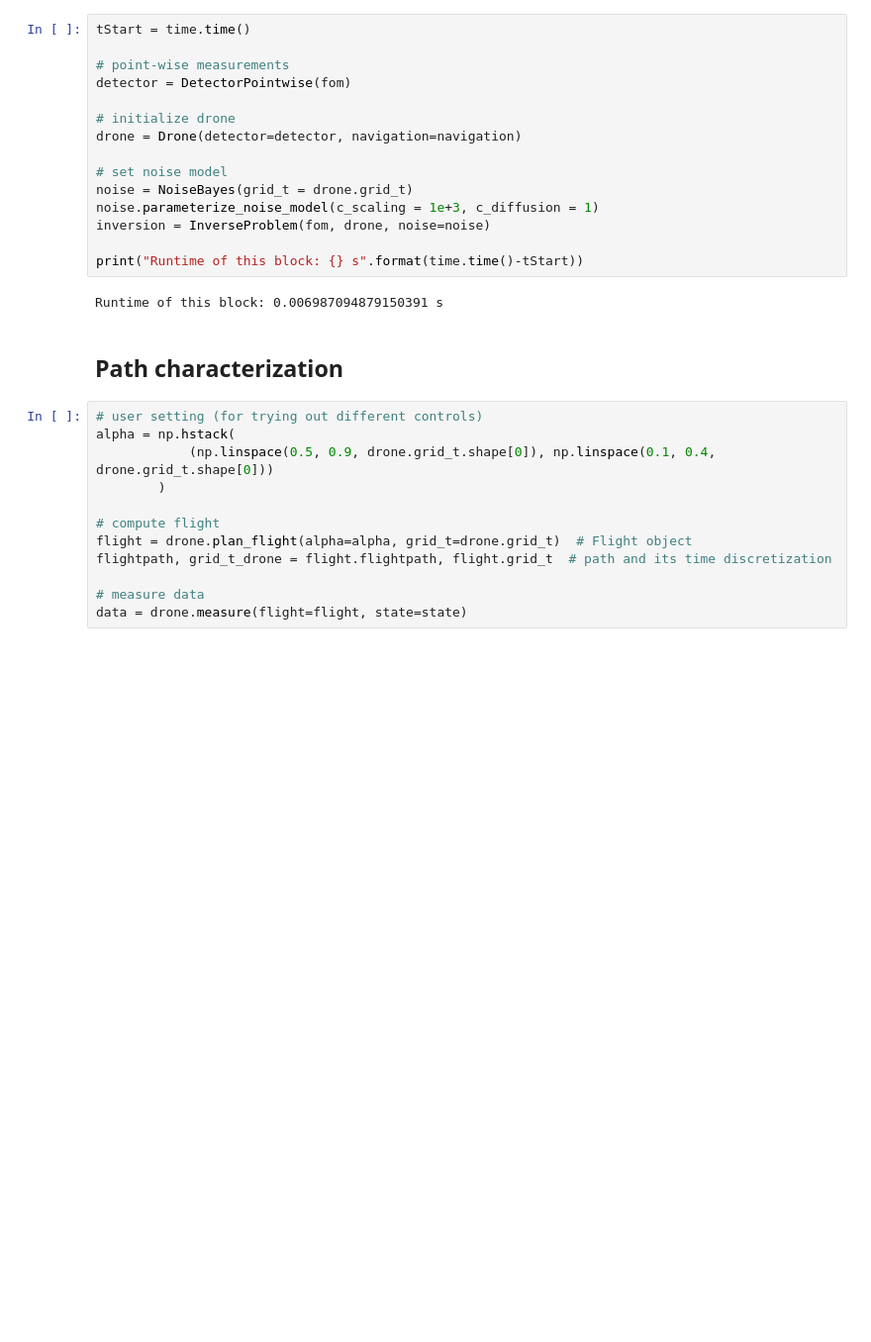
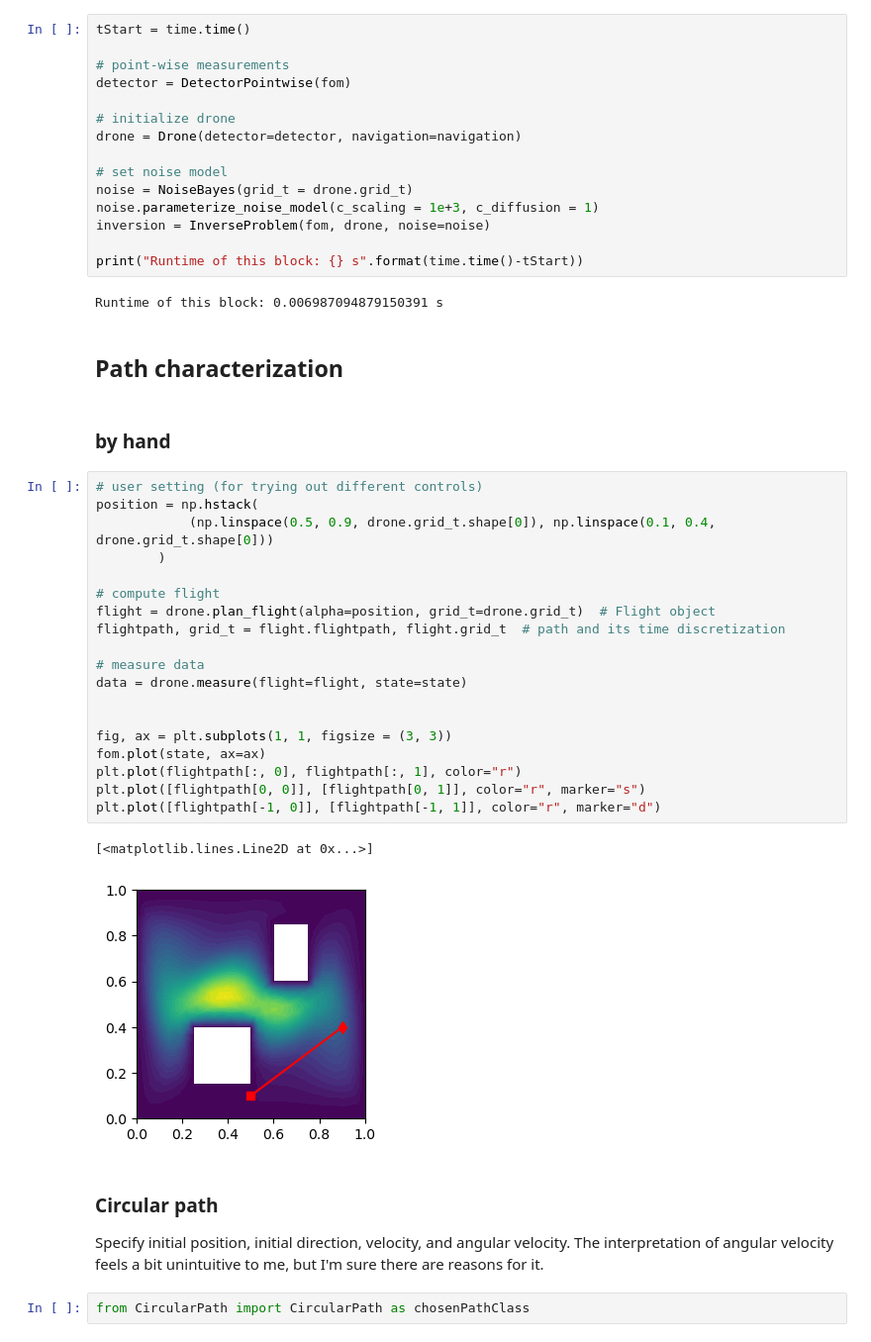
Before and after one commit to leyffer/m2dtIceSheet, a Jupyter notebook: notebooks/7_flightpath_characterization.ipynb, the cells around one changed output. Shown at 99% size. Cells and saved outputs as stored; diff of their text form; blank space fills up the shorter version.

```diff
--- a/notebooks/7_flightpath_characterization.ipynb
+++ b/notebooks/7_flightpath_characterization.ipynb
@@ -99,15 +103,32 @@ print("Runtime of this block: {} s".format(time.time()-tStart))
 Runtime of this block: 0.006987094879150391 s
 # %% [markdown]
 ## Path characterization
-# %%
-# user setting (for trying out different controls)
-alpha = np.hstack(
-            (np.linspace(0.5, 0.9, drone.grid_t.shape[0]), np.linspace(0.1, 0.4, drone.grid_t.shape[0]))
-        )
-
-# compute flight
-flight = drone.plan_flight(alpha=alpha, grid_t=drone.grid_t)  # Flight object
-flightpath, grid_t_drone = flight.flightpath, flight.grid_t  # path and its time discretization
-
-# measure data
-data = drone.measure(flight=flight, state=state)
+# %% [markdown]
+### by hand
+# %%
+# user setting (for trying out different controls)
+position = np.hstack(
+            (np.linspace(0.5, 0.9, drone.grid_t.shape[0]), np.linspace(0.1, 0.4, drone.grid_t.shape[0]))
+        )
+
+# compute flight
+flight = drone.plan_flight(alpha=position, grid_t=drone.grid_t)  # Flight object
+flightpath, grid_t = flight.flightpath, flight.grid_t  # path and its time discretization
+
+# measure data
+data = drone.measure(flight=flight, state=state)
+
+
+fig, ax = plt.subplots(1, 1, figsize = (3, 3))
+fom.plot(state, ax=ax)
+plt.plot(flightpath[:, 0], flightpath[:, 1], color="r")
+plt.plot([flightpath[0, 0]], [flightpath[0, 1]], color="r", marker="s")
+plt.plot([flightpath[-1, 0]], [flightpath[-1, 1]], color="r", marker="d")
+# %% [output]
+[<matplotlib.lines.Line2D at 0x...>]
+[figure, added]
+# %% [markdown]
+### Circular path
+Specify initial position, initial direction, velocity, and angular velocity. The interpretation of angular velocity feels a bit unintuitive to me, but I'm sure there are reasons for it.
+# %%
+from CircularPath import CircularPath as chosenPathClass
```
Also changed, not shown: parts of 22 cells of this notebook, 3 other files.
